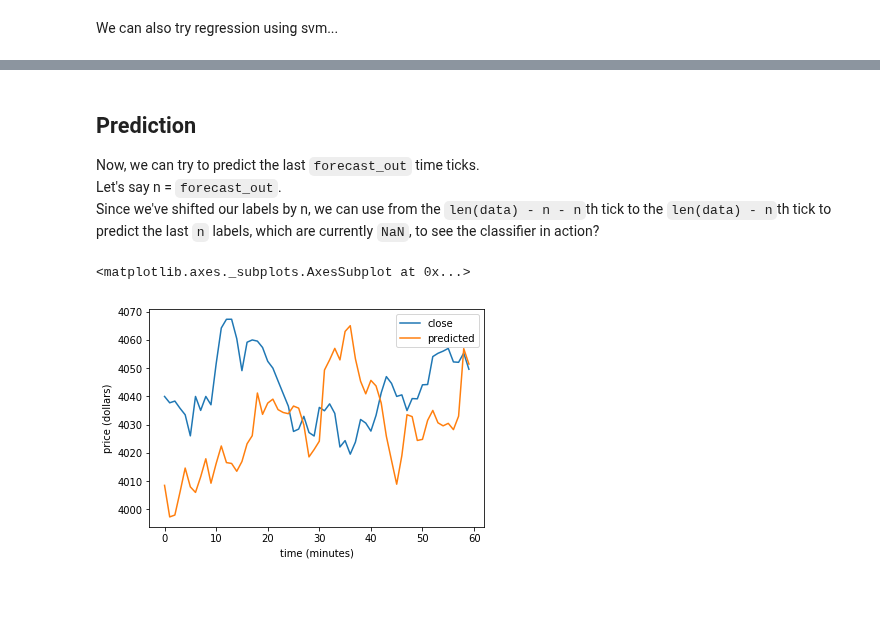
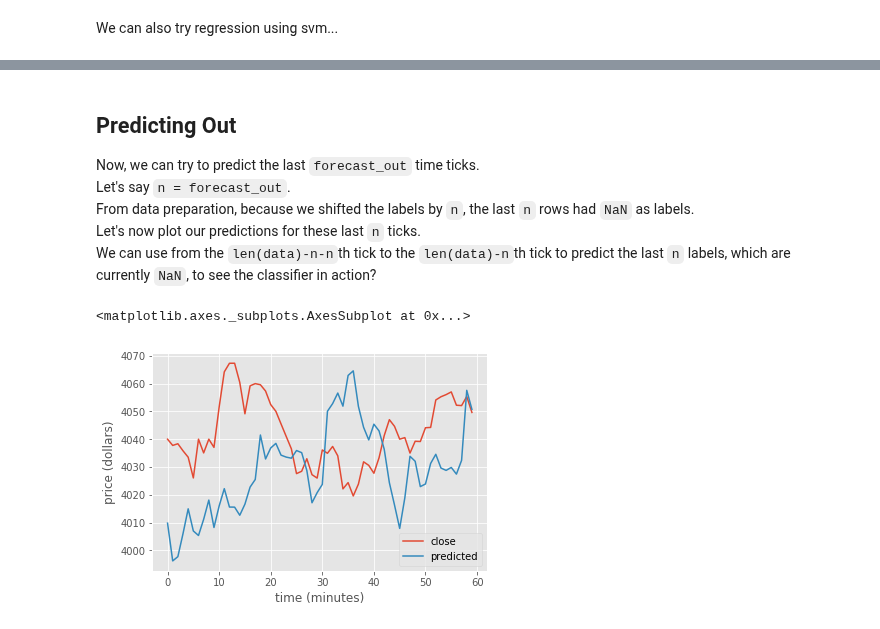
Before and after one commit to jonathancai11/btc-analysis, a Jupyter notebook: btc-prediction.ipynb, the cells around one changed output, grey strips where cells are left out. Cells and saved outputs as stored; diff of their text form; code cells hidden in the pictures; blank space fills up the shorter version.

```diff
--- a/btc-prediction.ipynb
+++ b/btc-prediction.ipynb
@@ -18,0 +22,3 @@ from IPython.display import display
+# %%
+style.use('ggplot')
+print(plt.style.available)
@@ -162,20 +171,23 @@ accuracy
 # %% [markdown]
-## Prediction
+## Predicting Out
 Now, we can try to predict the last `forecast_out` time ticks.
-Let's say n = `forecast_out`.
-Since we've shifted our labels by n, we can use from the `len(data) - n - n`th tick to the `len(data) - n`th tick to predict the last `n` labels, which are currently `NaN`, to see the classifier in action?
+Let's say `n = forecast_out`.
+From data preparation, because we shifted the labels by `n`, the last `n` rows had `NaN` as labels.
+Let's now plot our predictions for these last `n` ticks.
+We can use from the `len(data)-n-n`th tick to the `len(data)-n`th tick to predict the last `n` labels, which are currently `NaN`, to see the classifier in action?
 # %%
 forecast_set = df_reduced[-forecast_out-forecast_out:-forecast_out]
 predicted_set = clf.predict(forecast_set.drop('label', axis=1))
-actual_set = df_reduced[- forecast_out:].drop(['volume', 'hl_pct', 'pct_change', 'label'], axis=1)
+actual_set = df_reduced[-forecast_out:].drop(['volume', 'hl_pct', 'pct_change', 'label'], axis=1)
 actual_set['index'] = np.arange(len(actual_set))
-actual_set['predicted'] = predicted_set
-actual_set.set_index('index', inplace=True)
+comparison = actual_set.set_index('index', inplace=False)
+comparison['predicted'] = predicted_set
 
-a = actual_set.plot()
+
+a = comparison.plot()
 a.set_xlabel('time (minutes)')
 a.set_ylabel('price (dollars)')
 display(a)
 # %% [output]
 <matplotlib.axes._subplots.AxesSubplot at 0x...>
-[figure, old version]
+[figure, new version]
```
Also changed, not shown: parts of 16 cells of this notebook.
